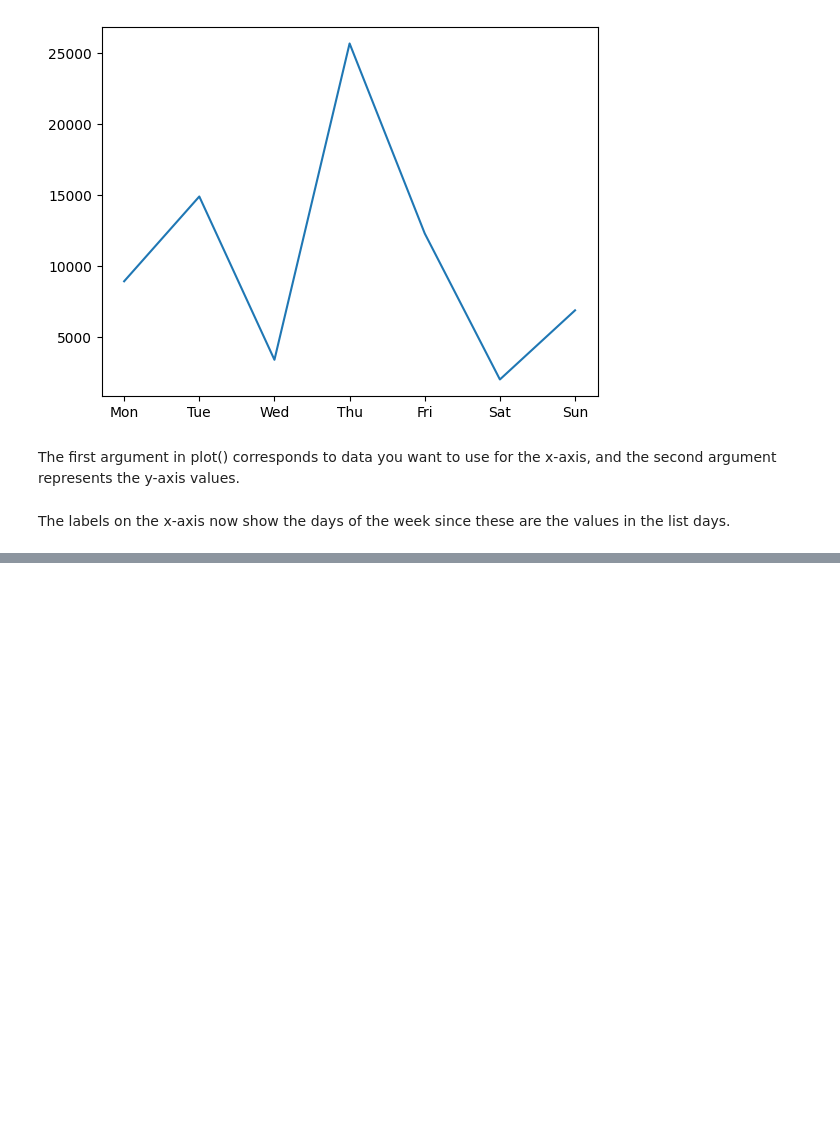
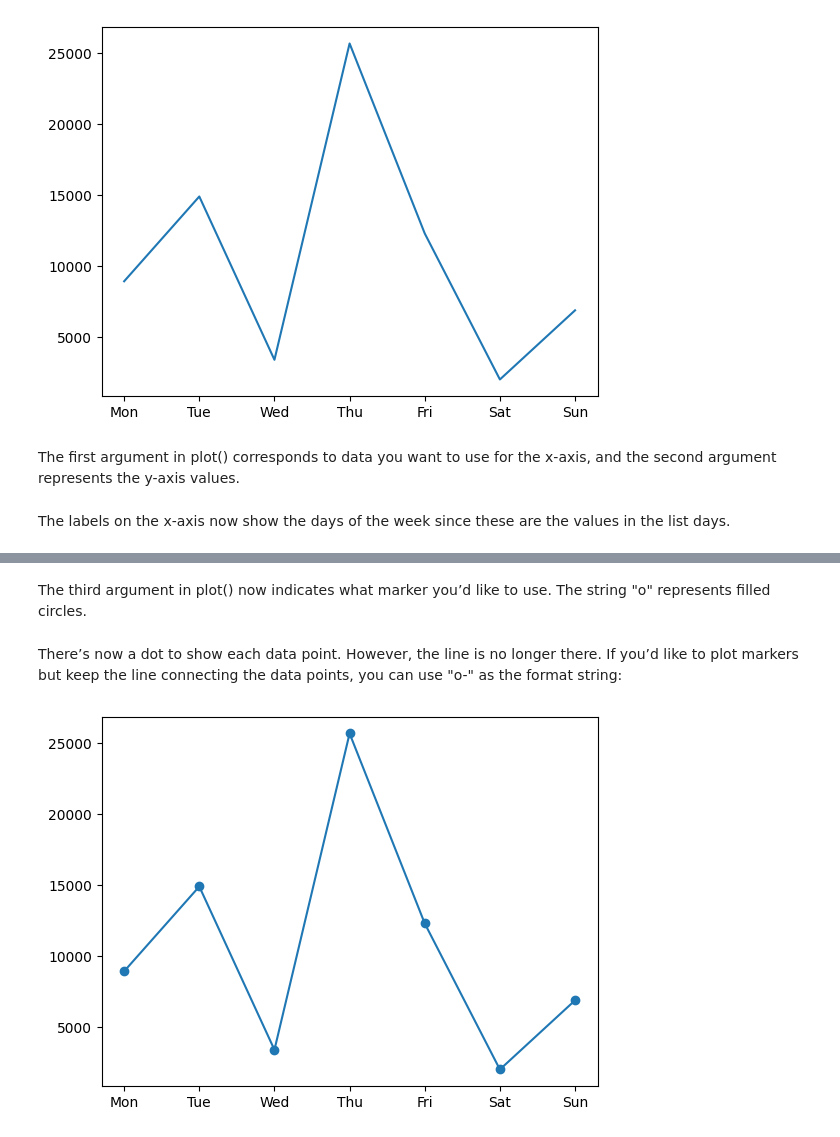
Before and after one commit to EfekanAlpsa/DataScientist-RoadMap, a Jupyter notebook: 3 - Pandas, Data Visualization/Matplotlib/Basics of Data Visualization in Python Using Matplotlib/Basics of Data Visualization in Python Using Matplotlib.ipynb, the cells around one changed output, grey strips where cells are left out. Saved outputs shown, nothing was run; the diff lists cells and outputs as text; code cells hidden in the pictures; blank space fills up the shorter version.

```diff
--- a/3 - Pandas, Data Visualization/Matplotlib/Basics of Data Visualization in Python Using Matplotlib/Basics of Data Visualization in Python Using Matplotlib.ipynb
+++ b/3 - Pandas, Data Visualization/Matplotlib/Basics of Data Visualization in Python Using Matplotlib/Basics of Data Visualization in Python Using Matplotlib.ipynb
@@ -54,0 +69,14 @@ The labels on the x-axis now show the days of the week since these are the value
+# %% [markdown]
+The third argument in plot() now indicates what marker you’d like to use. The string "o" represents filled circles.
+# %% [markdown]
+There’s now a dot to show each data point. However, the line is no longer there. If you’d like to plot markers but keep the line connecting the data points, you can use "o-" as the format string:
+# %%
+import matplotlib.pyplot as plt
+
+days = ["Mon", "Tue", "Wed", "Thu", "Fri", "Sat", "Sun"]
+steps_walked = [8934, 14902, 3409, 25672, 12300, 2023, 6890]
+
+plt.plot(days, steps_walked, "o-")
+plt.show()
+# %% [output]
+[figure, added]
```
Also changed, not shown: parts of 9 cells of this notebook.
